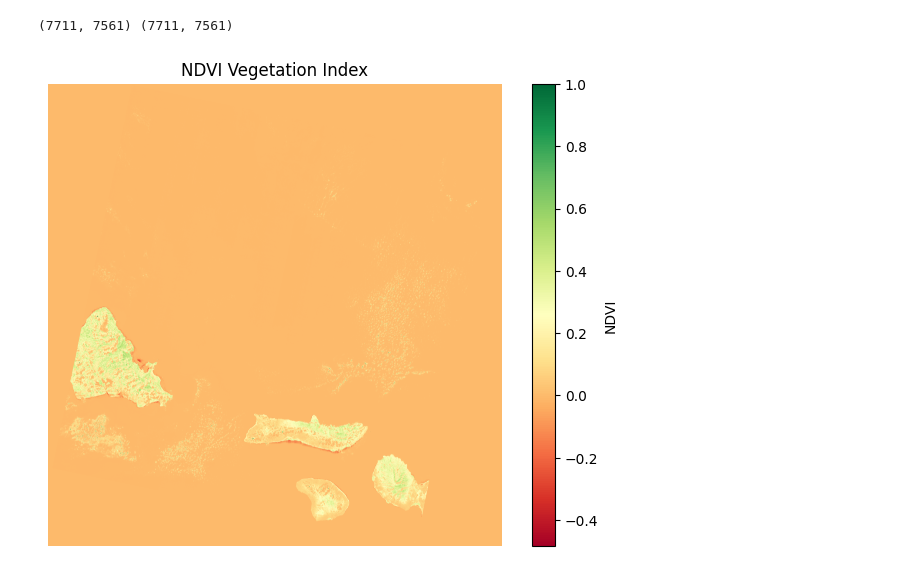
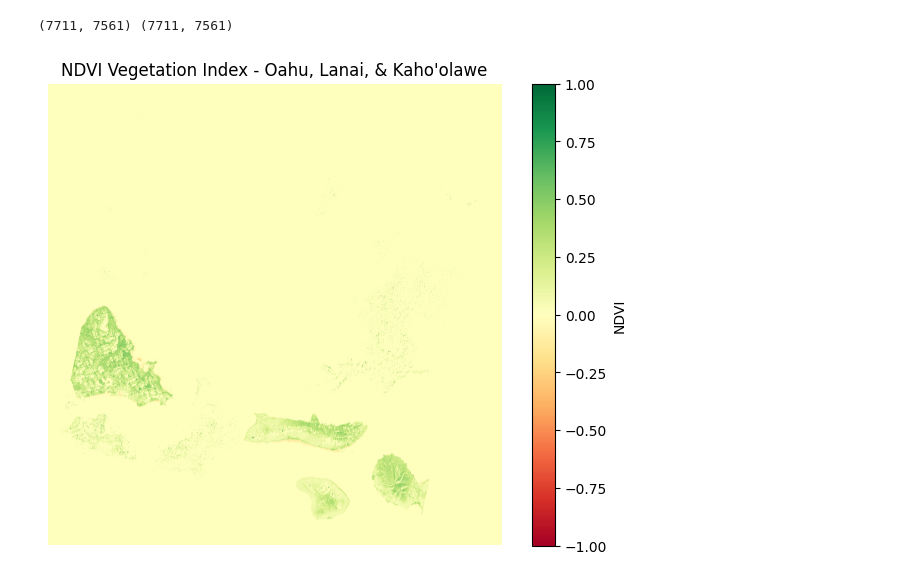
Before and after one commit to shreyeshvankina/ndvi-vegetation-map, a Jupyter notebook: notebooks/ndvi_analysis.ipynb, the cells around one changed output. Cells and saved outputs as stored; diff of their text form; code cells hidden in the pictures.

```diff
--- a/notebooks/ndvi_analysis.ipynb
+++ b/notebooks/ndvi_analysis.ipynb
@@ -25,12 +25,12 @@ print(red.shape, nir.shape)
 # 1e-6 is tiny number added to avoid division by zero errors
 ndvi = (nir - red) / (nir + red + 1e-6)
 # %%
-# Plotting the NDVI Map
+# Plotting the NDVI Map for Oahu, Lanai, and Kaho'olawe
 plt.figure(figsize=(8, 6))
-plt.imshow(ndvi, cmap="RdYlGn")
+plt.imshow(ndvi, cmap="RdYlGn", vmin=-1, vmax=1)
 plt.colorbar(label="NDVI")
-plt.title("NDVI Vegetation Index")
+plt.title("NDVI Vegetation Index - Oahu, Lanai, & Kaho'olawe")
 plt.axis("off")
 plt.show()
 # %% [output]
-[figure, old version]
+[figure, new version]
```
Also changed, not shown: parts of 3 cells of this notebook, 3 other files.
